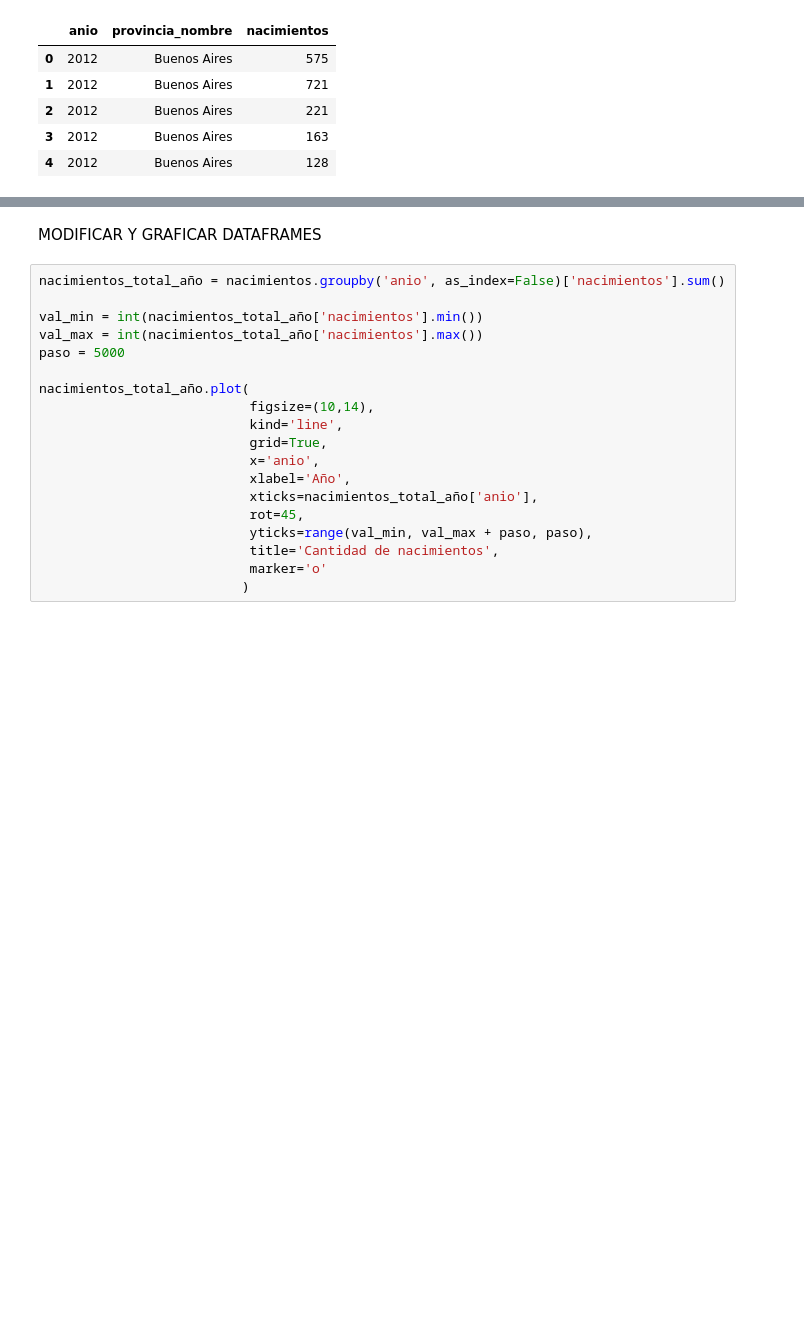
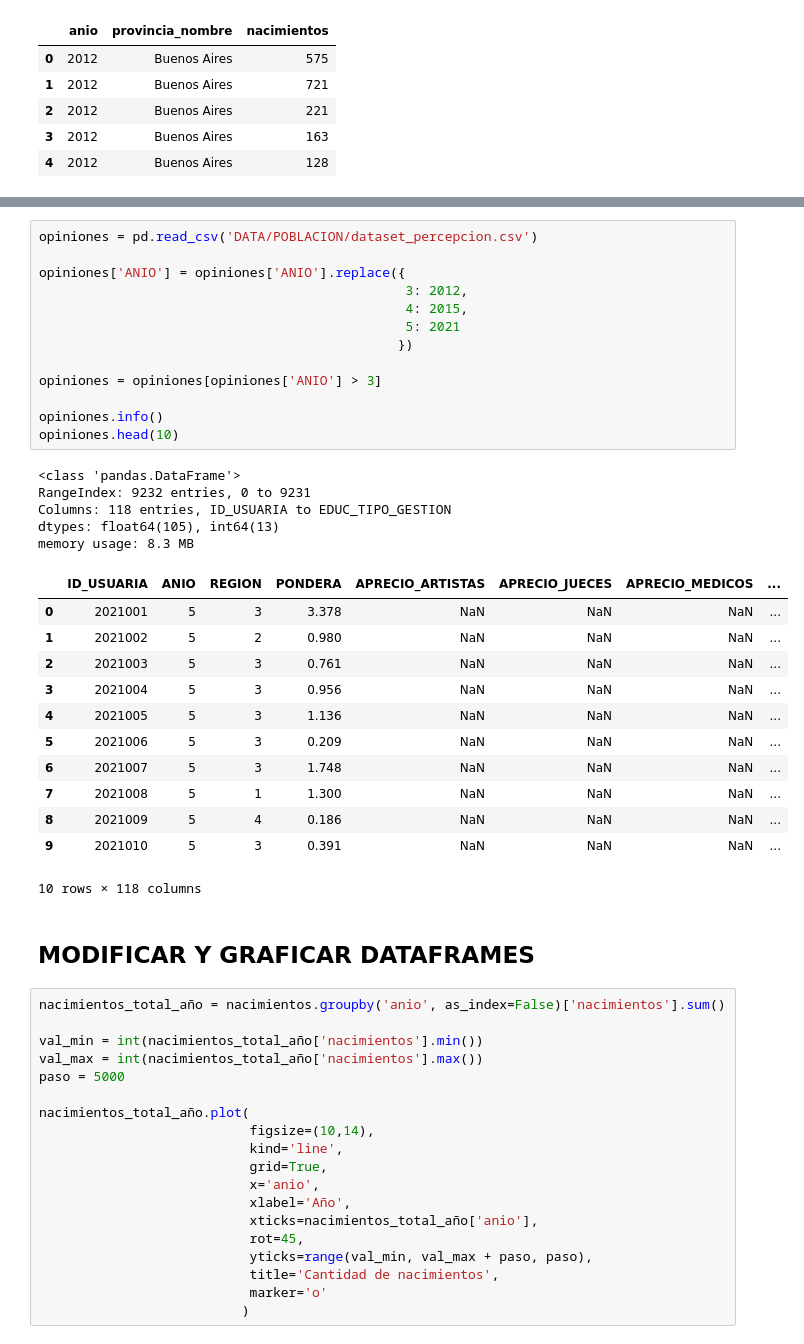
Before and after one commit to TomasVerniano/ANALISIS_POBLACION_ARGENTINA_AED, a Jupyter notebook: poblacion.ipynb, the cells around one changed output, grey strips where cells are left out. Saved outputs shown, nothing was run; the diff lists cells and outputs as text; blank space fills up the shorter version.

```diff
--- a/poblacion.ipynb
+++ b/poblacion.ipynb
@@ -87,8 +87,39 @@ memory usage: 287.6 KB
 | 2 | 2 | Ciudad Autónoma de Buenos Aires | F | 0 a 4 | Extranjera | Otro Pais | 903 |
 | 3 | 2 | Ciudad Autónoma de Buenos Aires | F | 10 a 14 | Argentina | Argentina | 87542 |
 | 4 | 2 | Ciudad Autónoma de Buenos Aires | F | 10 a 14 | Argentina | Otro Pais | 717 |
+# %%
+opiniones = pd.read_csv('DATA/POBLACION/dataset_percepcion.csv')
+
+opiniones['ANIO'] = opiniones['ANIO'].replace({
+                                               3: 2012,
+                                               4: 2015,
+                                               5: 2021
+                                              })
+
+opiniones = opiniones[opiniones['ANIO'] > 3]
+
+opiniones.info()
+opiniones.head(10)
+# %% [output]
+<class 'pandas.DataFrame'>
+RangeIndex: 9232 entries, 0 to 9231
+Columns: 118 entries, ID_USUARIA to EDUC_TIPO_GESTION
+dtypes: float64(105), int64(13)
+memory usage: 8.3 MB
+|  | ID_USUARIA | ANIO | REGION | PONDERA | APRECIO_ARTISTAS | APRECIO_JUECES | APRECIO_MEDICOS | ... |
+| 0 | 2021001 | 5 | 3 | 3.378 | NaN | NaN | NaN | ... |
+| 1 | 2021002 | 5 | 2 | 0.980 | NaN | NaN | NaN | ... |
+| 2 | 2021003 | 5 | 3 | 0.761 | NaN | NaN | NaN | ... |
+| 3 | 2021004 | 5 | 3 | 0.956 | NaN | NaN | NaN | ... |
+| 4 | 2021005 | 5 | 3 | 1.136 | NaN | NaN | NaN | ... |
+| 5 | 2021006 | 5 | 3 | 0.209 | NaN | NaN | NaN | ... |
+| 6 | 2021007 | 5 | 3 | 1.748 | NaN | NaN | NaN | ... |
+| 7 | 2021008 | 5 | 1 | 1.300 | NaN | NaN | NaN | ... |
+| 8 | 2021009 | 5 | 4 | 0.186 | NaN | NaN | NaN | ... |
+| 9 | 2021010 | 5 | 3 | 0.391 | NaN | NaN | NaN | ... |
+10 rows × 118 columns
 # %% [markdown]
-MODIFICAR Y GRAFICAR DATAFRAMES
+## MODIFICAR Y GRAFICAR DATAFRAMES
 # %%
 nacimientos_total_año = nacimientos.groupby('anio', as_index=False)['nacimientos'].sum()
 
```
Also changed, not shown: parts of 6 cells of this notebook, 2 other files.
